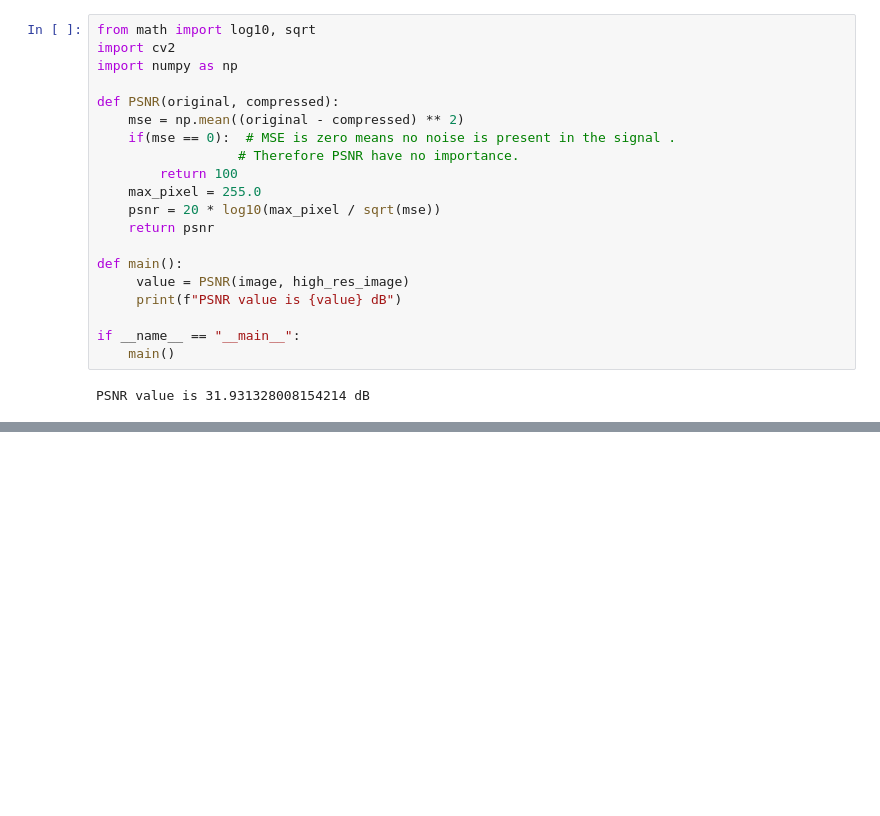
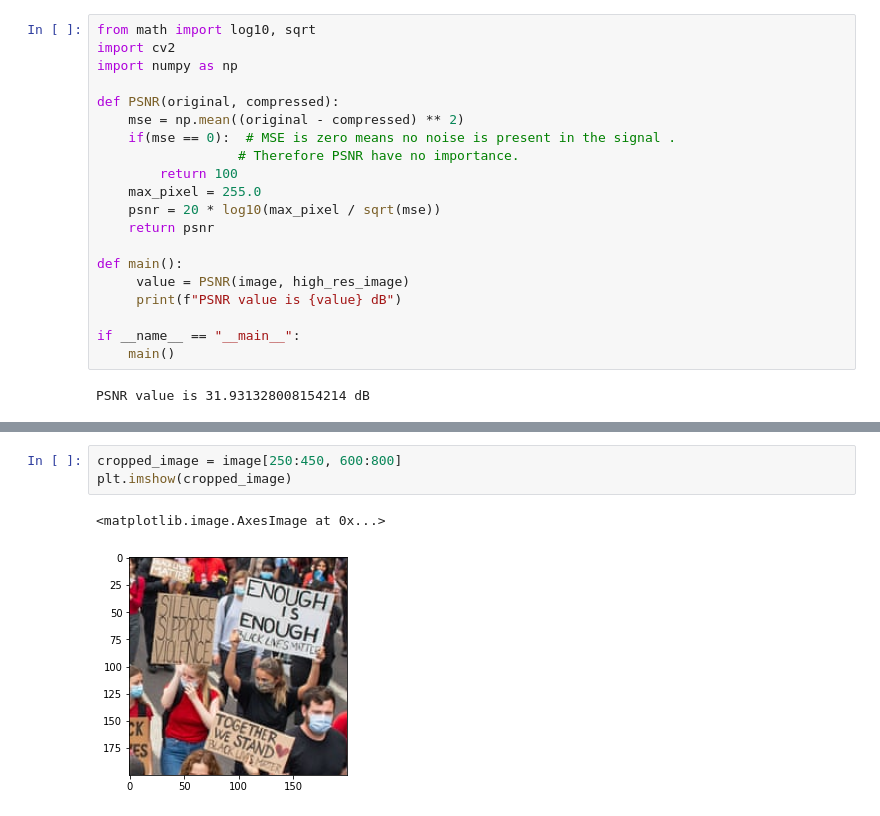
Before and after one commit to UdaikaranSingh/10707_project, a Jupyter notebook: code/baseline.ipynb, the cells around one changed output, grey strips where cells are left out. Saved outputs shown, nothing was run; the diff lists cells and outputs as text; blank space fills up the shorter version.

```diff
--- a/code/baseline.ipynb
+++ b/code/baseline.ipynb
@@ -89,0 +104,6 @@ PSNR value is 31.931328008154214 dB
+# %%
+cropped_image = image[250:450, 600:800]
+plt.imshow(cropped_image)
+# %% [output]
+<matplotlib.image.AxesImage at 0x...>
+[figure, added]
```
Also changed, not shown: parts of 7 cells of this notebook.
